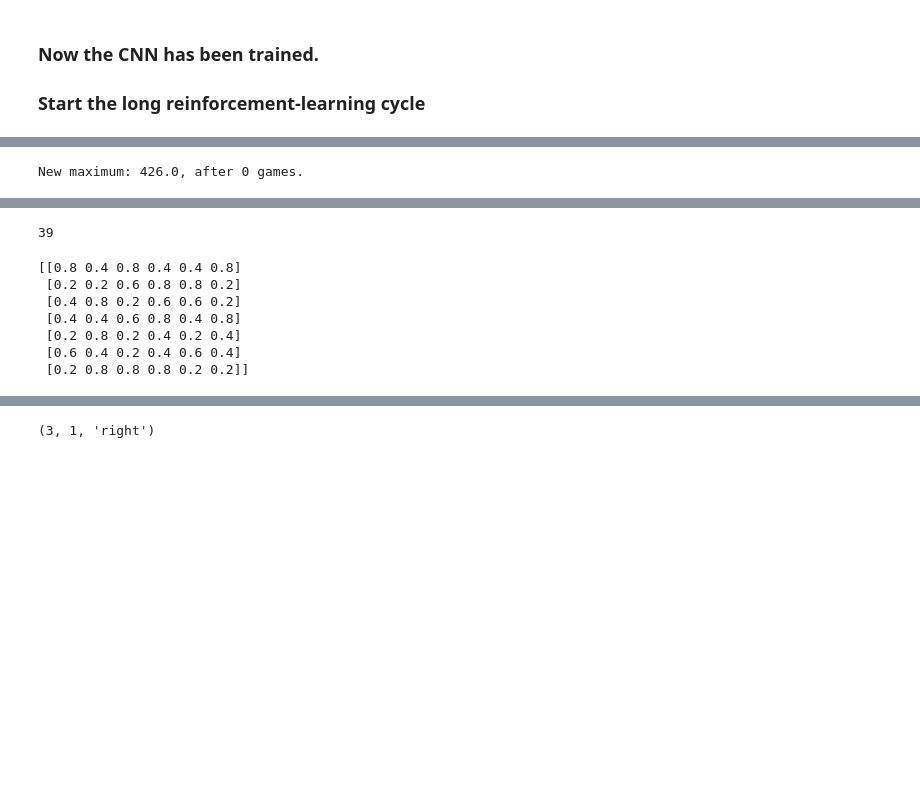
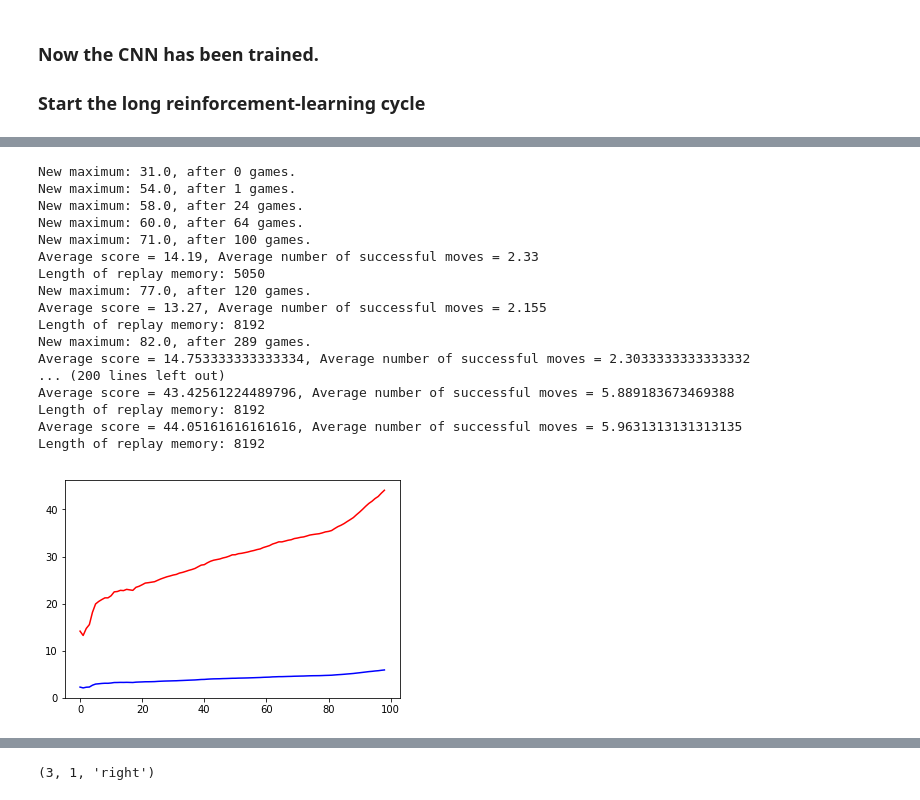
Before and after one commit to ippeter/Aeroflot-II, a Jupyter notebook: Aeroflot II. The Dark Side v1.0 20190328.ipynb, the cells around one changed output, grey strips where cells are left out. Saved outputs shown, nothing was run; the diff lists cells and outputs as text; code cells hidden in the pictures; blank space fills up the shorter version.

Commit message:
Dynamic Learning works

```diff
--- a/Aeroflot II. The Dark Side v1.0 20190328.ipynb
+++ b/Aeroflot II. The Dark Side v1.0 20190328.ipynb
@@ -344,6 +275,0 @@ KeyboardInterrupt:
-# %%
-# Проверка, что в случае неуспешного (нулевого) хода начальное и конечное состояния совпадают
-for item in moves_memory:
-    if (item[2] == 0):
-        if ( np.abs(item[0] - item[3]).sum() != 0.  ):
-            print("Error!")
@@ -455,17 +303,3 @@ Wall time: 16h 54min 50s
 # %% [markdown]
 ### Now the CNN has been trained.
 ### Start the long reinforcement-learning cycle
-# %%
-# Definitions
-#GAMES_TO_PLAY = 1000000
-GAMES_TO_PLAY = 2
-REPLAY_MEMORY_SIZE = 8192
-RANDOM_MOVE_PROB = 0.5
-DYNAMIC_LEARNING_EPOCHS = 10
-
-# Variables
-MAXIMUM_SCORE = 0
-TOTAL_SCORE = 0.0
-AVG_SCORE_HIST = []
-TOTAL_SUCCESSFUL_MOVES = 0.0
-AVG_SUCC_MOVES_HIST = []
@@ -475,5 +338,18 @@ replay_memory = []
 # %%
 %%time
+
+# Initialize replay_memory
+replay_memory = []
+
+# Learning curve
+loss_history = []
+
+# Variables
+MAXIMUM_SCORE = 0
+TOTAL_SCORE = 0.0
+AVG_SCORE_HIST = []
+TOTAL_SUCCESSFUL_MOVES = 0.0
+AVG_SUCC_MOVES_HIST = []
 
 for game in range(GAMES_TO_PLAY):
     # Начинаем одну игру
@@ -564,33 +440,51 @@ for game in range(GAMES_TO_PLAY):
         replay_memory.append((field, move, reward, new_field))
 
         # Если ход успешный, то меняем поле
         if (successful_move_flag):
             field = new_field
 
     #
     # Calculate and display overall stats
     #
     # Проверяем, не обновили ли максимум
     if (game_score > MAXIMUM_SCORE):
         print("New maximum: {}, after {} games.".format(game_score, game))
         MAXIMUM_SCORE = game_score
 
-    # После каждой тысячи игр выводим средний балл за игру, среднее число успешных ходов за игру
+    # После каждой hundred of games выводим средний балл за игру, среднее число успешных ходов за игру
     TOTAL_SCORE = TOTAL_SCORE + game_score
     TOTAL_SUCCESSFUL_MOVES = TOTAL_SUCCESSFUL_MOVES + successful_moves
 
-    if ((game % 1000 == 0) and (game > 0)):
+    if ((game % 100 == 0) and (game > 0)):
         avg_score = TOTAL_SCORE / game
         AVG_SCORE_HIST.append(avg_score)
 
         avg_succ_moves = TOTAL_SUCCESSFUL_MOVES / game
         AVG_SUCC_MOVES_HIST.append(avg_succ_moves)
 
         print("Average score = {}, Average number of successful moves = {}".format(avg_score, avg_succ_moves))
+        print("Length of replay memory:", len(replay_memory))
 
 # По окончании мероприятия посмотрим историю среднего балла
 plt.plot(AVG_SCORE_HIST, color='red')
 plt.plot(AVG_SUCC_MOVES_HIST, color='blue')
 plt.show()
 # %% [output]
-New maximum: 426.0, after 0 games.
+New maximum: 31.0, after 0 games.
+New maximum: 54.0, after 1 games.
+New maximum: 58.0, after 24 games.
+New maximum: 60.0, after 64 games.
+New maximum: 71.0, after 100 games.
+Average score = 14.19, Average number of successful moves = 2.33
+Length of replay memory: 5050
+New maximum: 77.0, after 120 games.
+Average score = 13.27, Average number of successful moves = 2.155
+Length of replay memory: 8192
+New maximum: 82.0, after 289 games.
+Average score = 14.753333333333334, Average number of successful moves = 2.3033333333333332
+... (200 lines left out)
+Average score = 43.42561224489796, Average number of successful moves = 5.889183673469388
+Length of replay memory: 8192
+Average score = 44.05161616161616, Average number of successful moves = 5.9631313131313135
+Length of replay memory: 8192
+[figure, added]
@@ -598,15 +491,0 @@ NameError: name 'TOTAL_SUCCESSFUL_MOVES' is not defined
-# %%
-successful_moves
-# %% [output]
-39
-# %%
-new_field = make_move(field, move)
-print(new_field)
-# %% [output]
-[[0.8 0.4 0.8 0.4 0.4 0.8]
- [0.2 0.2 0.6 0.8 0.8 0.2]
- [0.4 0.8 0.2 0.6 0.6 0.2]
- [0.4 0.4 0.6 0.8 0.4 0.8]
- [0.2 0.8 0.2 0.4 0.2 0.4]
- [0.6 0.4 0.2 0.4 0.6 0.4]
- [0.2 0.8 0.8 0.8 0.2 0.2]]
```
Also changed, not shown: parts of 16 cells of this notebook.
